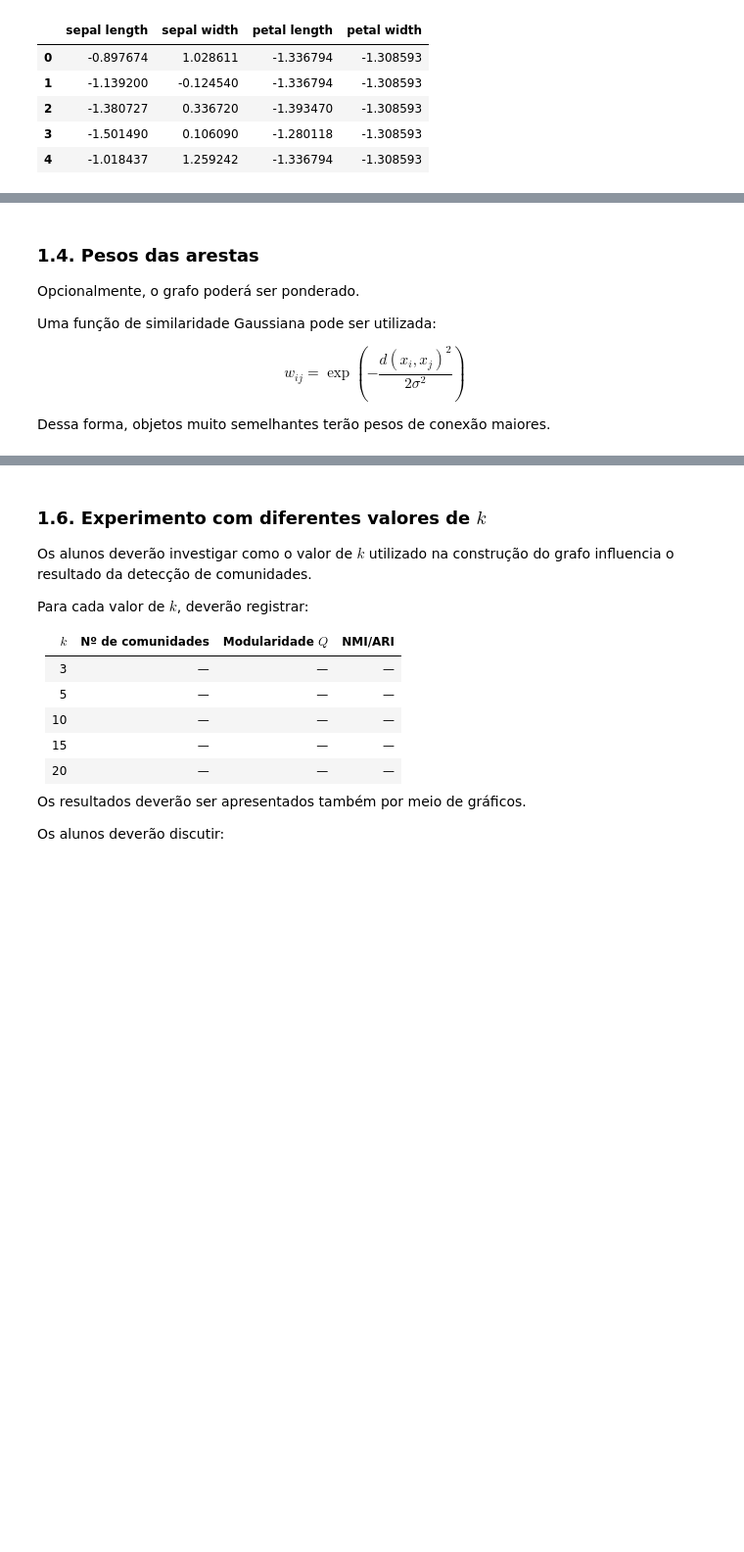
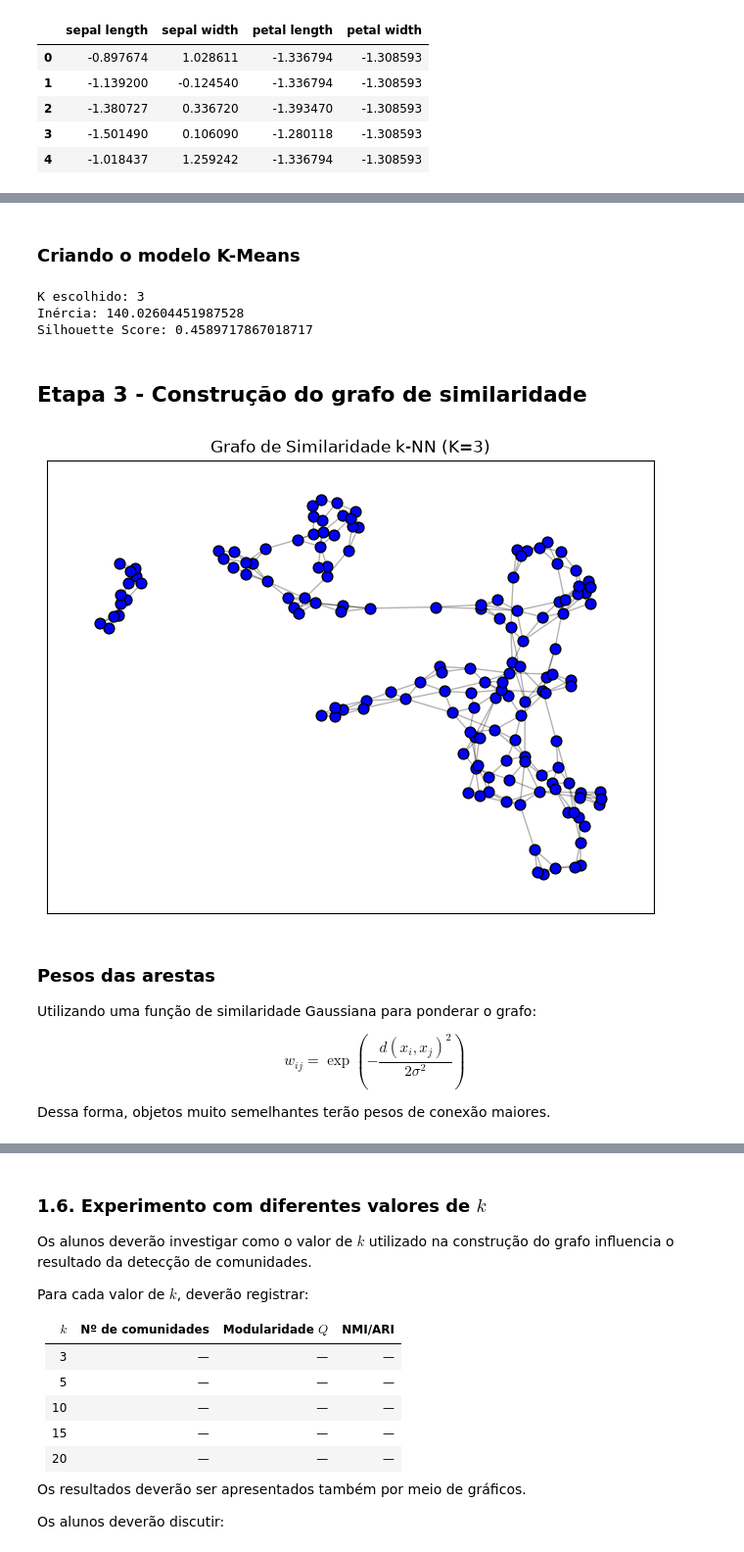
Before and after one commit to milenamonteiro/grafos-trab-2, a Jupyter notebook: proj2.ipynb, the cells around one changed output, grey strips where cells are left out. Shown at 98% size. Saved outputs shown, nothing was run; the diff lists cells and outputs as text; code cells hidden in the pictures; blank space fills up the shorter version.

```diff
--- a/proj2.ipynb
+++ b/proj2.ipynb
@@ -156,9 +260,54 @@ Cada objeto será conectado aos seus $k$ vizinhos mais próximos.
+# %% [markdown]
+### Criando o modelo K-Means
+# %%
+from sklearn.metrics import adjusted_rand_score
+
+K = 3
+
+kmeans = KMeans(
+    n_clusters=K,
+    random_state=42,
+    n_init=10
+)
+
+clusters = kmeans.fit_predict(X_padronizado)
+ari_kmeans_real = adjusted_rand_score(y_gt, clusters)
+
+print("K escolhido:", K)
+print("Inércia:", kmeans.inertia_)
+print("Silhouette Score:", silhouette_score(X_padronizado, clusters))
+# %% [output]
+K escolhido: 3
+Inércia: 140.02604451987528
+Silhouette Score: 0.4589717867018717
+# %% [markdown]
+## Etapa 3 - Construção do grafo de similaridade
+# %%
+from sklearn.neighbors import kneighbors_graph
+import networkx as nx
+
+k_vizinhos = 3
+
+# Cálculo da matriz adjacente utilizando a distância Euclidiana
+matriz_adj = kneighbors_graph(X_padronizado, n_neighbors=k_vizinhos, mode="connectivity",
+                              metric="euclidean", include_self=False)
+
+# Grafo base
+G_base = nx.from_scipy_sparse_array(matriz_adj)
+
+pos = nx.spring_layout(G_base, seed=42)
+
+plt.figure(figsize=(8, 6))
+nx.draw_networkx_nodes(G_base, pos, node_size=60, node_color="blue", edgecolors="k")
+nx.draw_networkx_edges(G_base, pos, alpha=0.3)
+plt.title(f"Grafo de Similaridade k-NN (K={k_vizinhos})")
+plt.show()
+# %% [output]
+[figure, added]
 # %% [markdown]
-### 1.4. Pesos das arestas
+### Pesos das arestas
 
-Opcionalmente, o grafo poderá ser ponderado.
-
-Uma função de similaridade Gaussiana pode ser utilizada:
+Utilizando uma função de similaridade Gaussiana para ponderar o grafo:
 
 $$
 w_{ij} =
```
Also changed, not shown: parts of 44 cells of this notebook, 2 other files.
